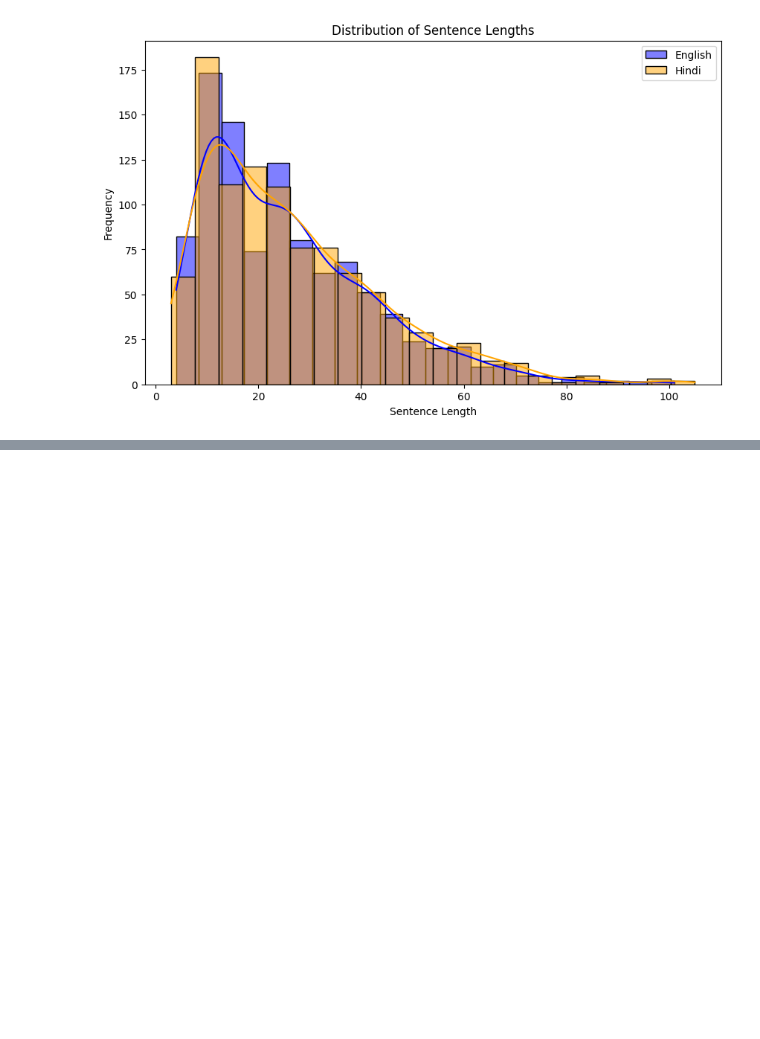
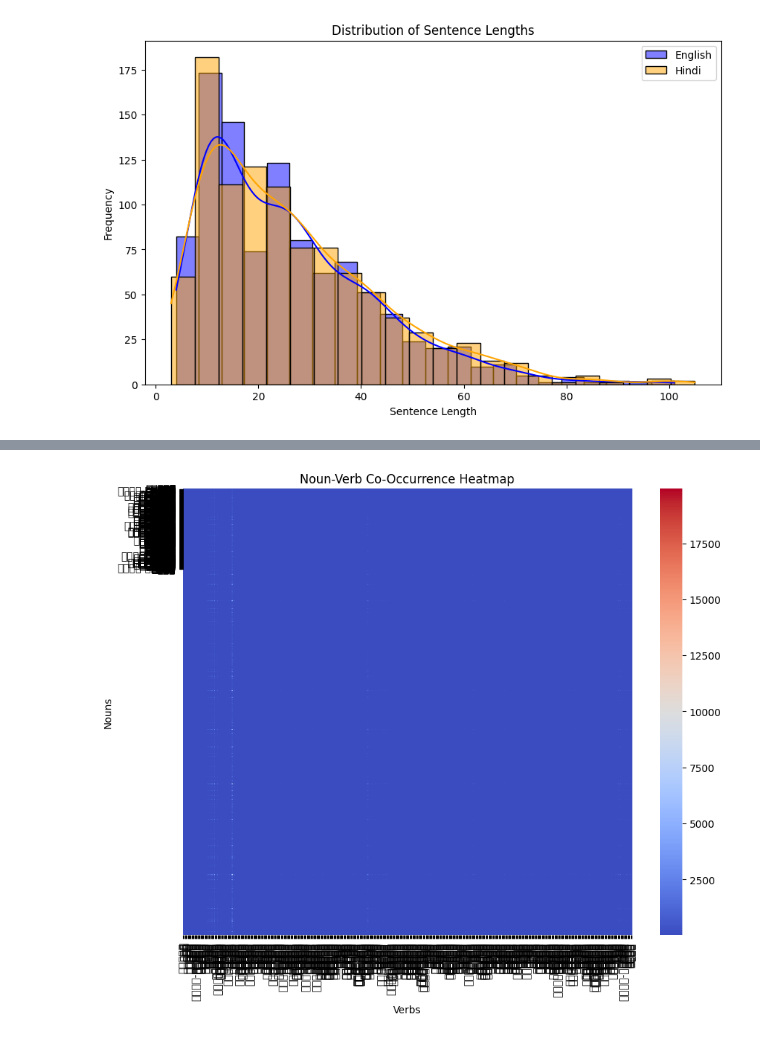
Before and after one commit to SajaniGhosh/lad_assignment, a Jupyter notebook: a2.ipynb, the cells around one changed output, grey strips where cells are left out. Cells and saved outputs as stored; diff of their text form; code cells hidden in the pictures; blank space fills up the shorter version.

```diff
--- a/a2.ipynb
+++ b/a2.ipynb
@@ -138,0 +190,37 @@ print("Processing complete. Processed dataset saved as 'processed_dataset.csv'."
+# %%
+# Extract nouns and verbs from POS tags
+def extract_nouns_and_verbs(pos_tags):
+    nouns = [word for word, upos, feats in pos_tags if upos == 'NOUN']
+    verbs = [word for word, upos, feats in pos_tags if upos == 'VERB']
+    return nouns, verbs
+
+data['Nouns_Verbs'] = data['Hindi_POS'].apply(extract_nouns_and_verbs)
+data['Nouns'] = data['Nouns_Verbs'].apply(lambda x: x[0])
+data['Verbs'] = data['Nouns_Verbs'].apply(lambda x: x[1])
+
+# Create co-occurrence matrix
+from sklearn.feature_extraction.text import CountVectorizer
+
+# Flatten list of nouns and verbs
+nouns = [noun for sublist in data['Nouns'] for noun in sublist]
+verbs = [verb for sublist in data['Verbs'] for verb in sublist]
+
+# Create co-occurrence matrix using CountVectorizer
+vectorizer = CountVectorizer(tokenizer=lambda x: x.split(), lowercase=False)
+noun_vector = vectorizer.fit_transform([" ".join(nouns)])
+verb_vector = vectorizer.fit_transform([" ".join(verbs)])
+
+co_occurrence_matrix = (noun_vector.T @ verb_vector).toarray()
+
+# Plot heatmap of co-occurrence
+plt.figure(figsize=(10, 8))
+sns.heatmap(co_occurrence_matrix, annot=False, cmap='coolwarm',
+            xticklabels=vectorizer.get_feature_names_out(),
+            yticklabels=vectorizer.get_feature_names_out())
+plt.title("Noun-Verb Co-Occurrence Heatmap")
+plt.xlabel("Verbs")
+plt.ylabel("Nouns")
+plt.savefig("Co_occurence_matrix.png")
+plt.show()
+# %% [output]
+[figure, added]
```
Also changed, not shown: parts of 11 cells of this notebook, 7 other files.
